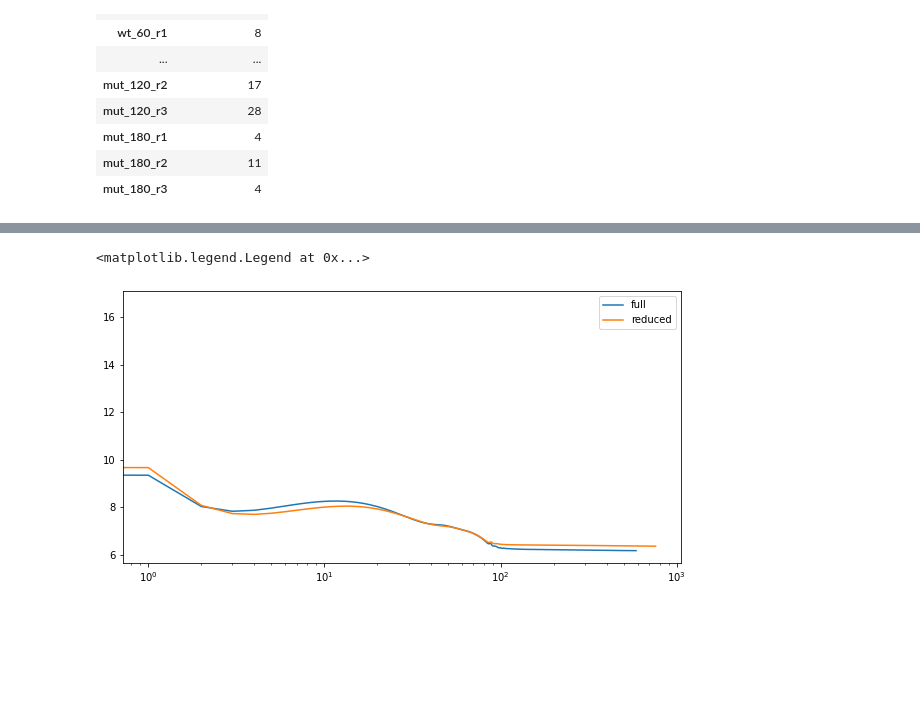
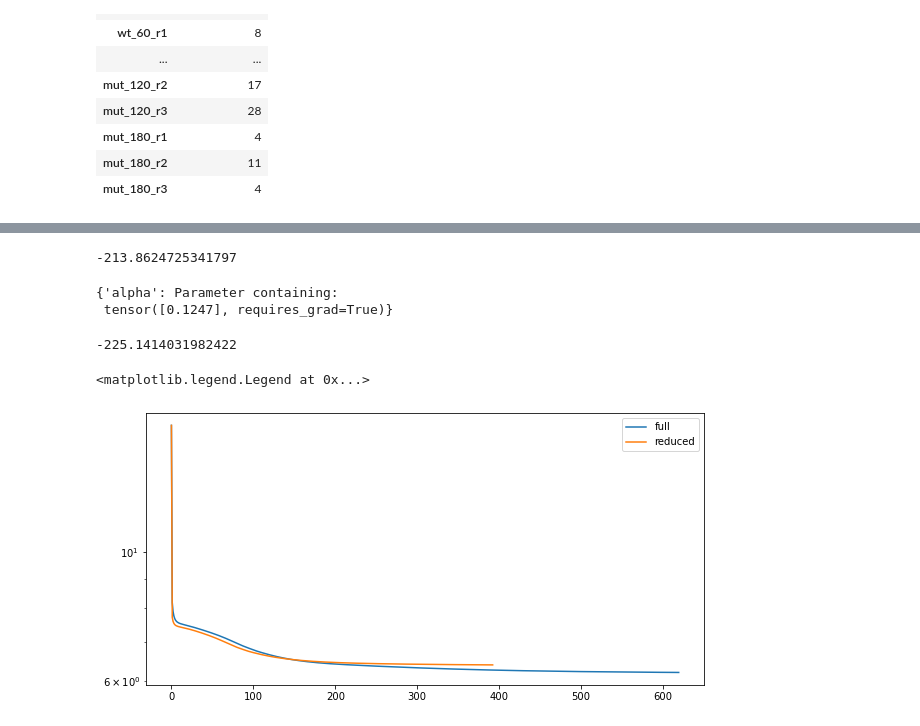
Before and after one commit to holmrenser/taxus, a Jupyter notebook: docs/examples/fission.ipynb, the cells around one changed output, grey strips where cells are left out. Saved outputs shown, nothing was run; the diff lists cells and outputs as text; code cells hidden in the pictures; blank space fills up the shorter version.

```diff
--- a/docs/examples/fission.ipynb
+++ b/docs/examples/fission.ipynb
@@ -81,9 +83,3 @@ df.T[['SPBC2F12.09c']]
 | mut_180_r1 | 4 |
 | mut_180_r2 | 11 |
 | mut_180_r3 | 4 |
-# %%
-full_models = [tx.GP('~ genotype + time', covariates[['genotype', 'time']], norm_df.T[['SPAC11D3.01c']], likelihood='nb', kernel='rbf') for _ in range(10)]
-reduced_models = [tx.GP('~ time', covariates[['genotype', 'time']], norm_df.T[['SPAC11D3.01c']], likelihood='nb', kernel='rbf') for _ in range(10)]
-
-elbo_full = [(model, model.fit(n_steps=10000, tol=1e-6)) for model in full_models]
-elbo_reduced = [(model, model.fit(n_steps=10000, tol=1e-6)) for model in reduced_models]
@@ -90,14 +230,35 @@ elbo_reduced = [(model, model.fit(n_steps=10000, tol=1e-6)) for model in reduced
+# %%
+gene_id = 'SPAC11D3.01c'
+
+full_models = [tx.GP('~ genotype + time', covariates[['genotype', 'time']], norm_df.T[[gene_id]], likelihood='nb', kernel='rbf') for _ in range(10)]
+reduced_models = [tx.GP('~ time', covariates[['genotype', 'time']], norm_df.T[[gene_id]], likelihood='nb', kernel='rbf') for _ in range(10)]
+
+elbo_full = [(model, model.fit(n_steps=10000, tol=1e-4)) for model in full_models]
+elbo_reduced = [(model, model.fit(n_steps=10000, tol=1e-4)) for model in reduced_models]
 # %%
-full_gp = sorted(elbo_full, key=lambda m: m[1])[0][0]
+full_gp = sorted(elbo_full, key=lambda m: m[1] or np.inf)[0][0]
 # %%
-reduced_gp = sorted(elbo_reduced, key=lambda m: m[1])[0][0]
+reduced_gp = sorted(elbo_reduced, key=lambda m: m[1] or np.inf)[0][0]
+# %%
+full_gp.likelihood(full_gp(full_gp.train_x)).log_prob(full_gp.train_y).mean(dim=0).sum().item()
+# %% [output]
+-213.8624725341797
+# %%
+dict(full_gp.likelihood.named_parameters())
+# %% [output]
+{'alpha': Parameter containing:
+ tensor([0.1247], requires_grad=True)}
+# %%
+reduced_gp.likelihood(reduced_gp(reduced_gp.train_x)).log_prob(reduced_gp.train_y).mean(dim=0).sum().item()
+# %% [output]
+-225.1414031982422
 # %%
 fig,ax = plt.subplots(1, figsize=(10,5))
-ax.plot(gp.losses_, label='full')
-ax.plot(gp_reduced.losses_, label='reduced')
-ax.set_xscale('log')
+ax.plot(full_gp.losses_, label='full')
+ax.plot(reduced_gp.losses_, label='reduced')
+ax.set_yscale('log')
 ax.legend()
 # %% [output]
 <matplotlib.legend.Legend at 0x...>
-[figure, old version]
+[figure, new version]
 # %%
```
Also changed, not shown: parts of 23 cells of this notebook, 6 other files.
